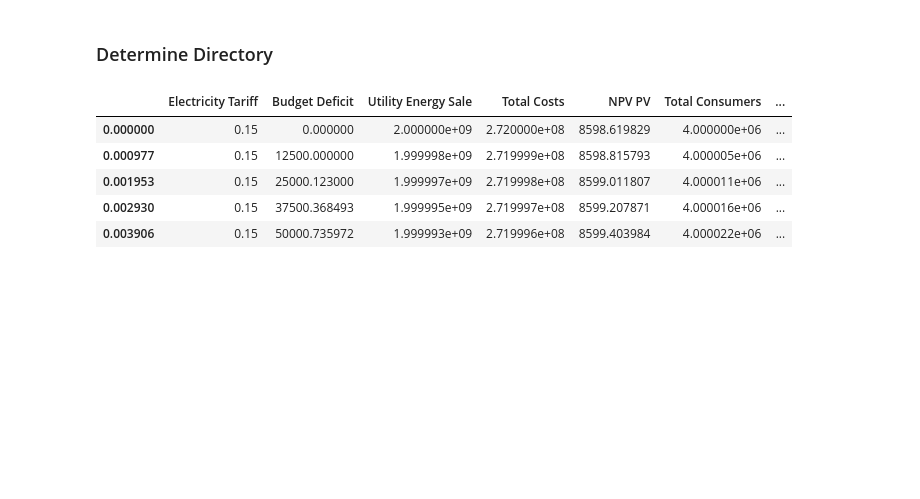
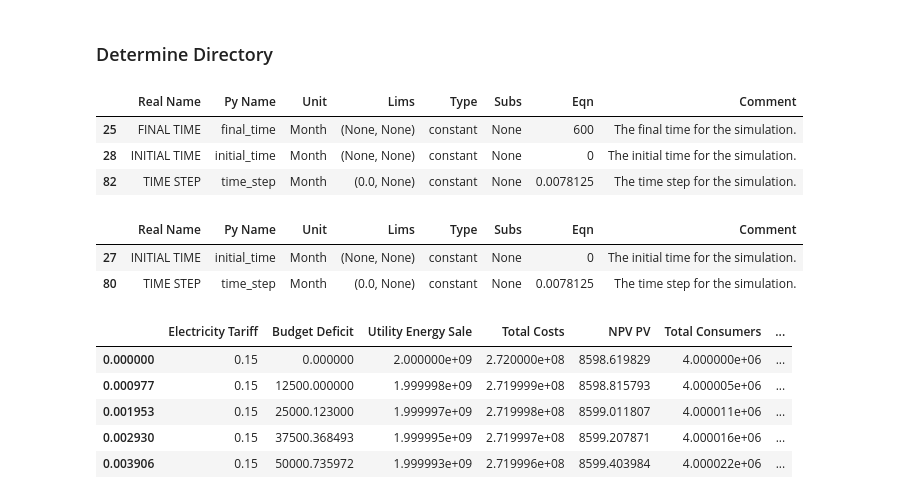
Before and after one commit to barazesh/Phd-Codes, a Jupyter notebook: Simulate.ipynb, the cells around one changed output. Drawn from its saved outputs; the diff is of its cells as text; code cells hidden in the pictures; blank space fills up the shorter version.

```diff
--- a/Simulate.ipynb
+++ b/Simulate.ipynb
@@ -27 +25,9 @@ outputVariableList = ['effect of remaining time on change in electricity tariff'
+# %%
+vars= model.doc()
+vars[vars['Real Name'].str.contains('TIME')]
+# %% [output]
+|  | Real Name | Py Name | Unit | Lims | Type | Subs | Eqn | Comment |
+| 25 | FINAL TIME | final_time | Month | (None, None) | constant | None | 600 | The final time for the simulation. |
+| 28 | INITIAL TIME | initial_time | Month | (None, None) | constant | None | 0 | The initial time for the simulation. |
+| 82 | TIME STEP | time_step | Month | (0.0, None) | constant | None | 0.0078125 | The time step for the simulation. |
 # %%
@@ -50,0 +59,7 @@ result = model.run(params=paramaters, return_columns=important_vars )
+# %%
+vars= model.doc()
+vars[vars['Real Name'].str.contains('TIME')]
+# %% [output]
+|  | Real Name | Py Name | Unit | Lims | Type | Subs | Eqn | Comment |
+| 27 | INITIAL TIME | initial_time | Month | (None, None) | constant | None | 0 | The initial time for the simulation. |
+| 80 | TIME STEP | time_step | Month | (0.0, None) | constant | None | 0.0078125 | The time step for the simulation. |
```
Also changed, not shown: parts of 5 cells of this notebook, 4 other files.
